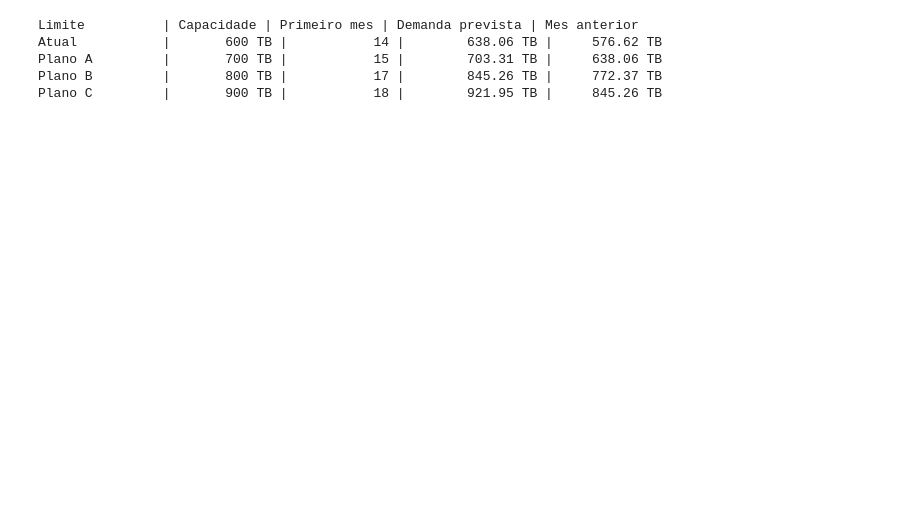
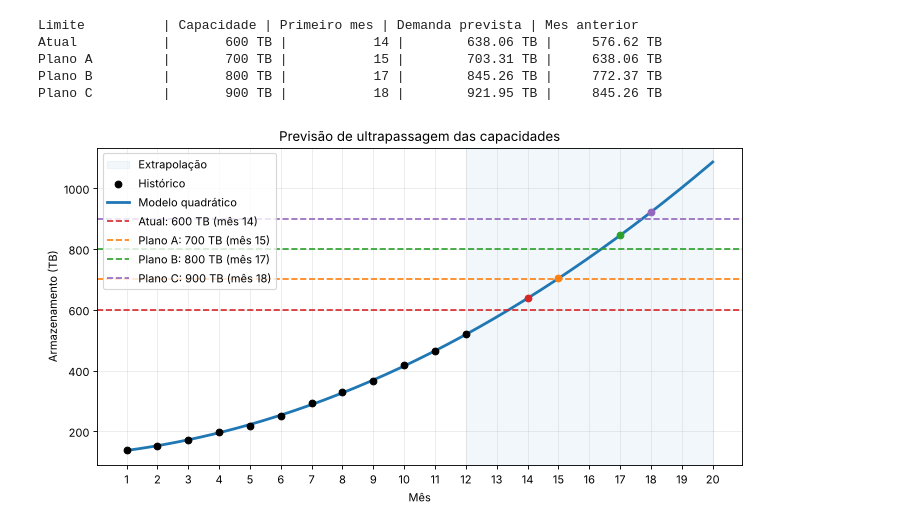
Before and after one commit to FrancisLauriano/projeto_metodos_numericos_cap_servidores, a Jupyter notebook: notebooks/analise_capacidade.ipynb, the cells around one changed output. Cells and saved outputs as stored; diff of their text form; code cells hidden in the pictures; blank space fills up the shorter version.

```diff
--- a/notebooks/analise_capacidade.ipynb
+++ b/notebooks/analise_capacidade.ipynb
@@ -306,6 +427,25 @@ Atual           |       600 TB |           14 |        638.06 TB |     576.62 TB
 Plano A         |       700 TB |           15 |        703.31 TB |     638.06 TB
 Plano B         |       800 TB |           17 |        845.26 TB |     772.37 TB
 Plano C         |       900 TB |           18 |        921.95 TB |     845.26 TB
+# %%
+cores = ['tab:red', 'tab:orange', 'tab:green', 'tab:purple']
+xs = [1 + k*0.1 for k in range(191)]
+fig, ax = plt.subplots(figsize=(9, 5))
+ax.axvspan(12, 20, color='tab:blue', alpha=0.06, label='Extrapolação')
+ax.scatter(meses, volumes, color='black', zorder=3, label='Histórico')
+ax.plot(xs, [avaliar_polinomio(coeficientes, x) for x in xs], linewidth=2.5, label='Modelo quadrático')
+for (nome, capacidade, mes, demanda, _), cor in zip(linhas_resultados, cores):
+    ax.axhline(capacidade, color=cor, linestyle='--', label=f'{nome}: {capacidade:.0f} TB (mês {mes})')
+    ax.scatter([mes], [demanda], color=cor, zorder=4)
+ax.set(xlabel='Mês', ylabel='Armazenamento (TB)', title='Previsão de ultrapassagem das capacidades')
+ax.set_xticks(range(1, 21))
+ax.grid(alpha=.25)
+ax.legend(loc='upper left')
+fig.tight_layout()
+fig.savefig(base / 'resultados' / 'limites_capacidade.png', dpi=150)
+plt.show()
+# %% [output]
+[figure, added]
 # %% [markdown]
 ## 5. Discussão e limitações
 A análise das primeiras diferenças mostra acréscimos mensais geralmente crescentes, embora irregulares. As segundas diferenças não são constantes; por isso, o polinômio quadrático é uma hipótese de aproximação, não uma lei exata demonstrada pelos dados. Seus coeficientes foram determinados por Mínimos Quadrados, mediante um sistema linear resolvido por Gauss. As previsões de ultrapassagem resultam da avaliação direta dessa função em meses inteiros.
```
Also changed, not shown: parts of 18 cells of this notebook, 11 other files.
